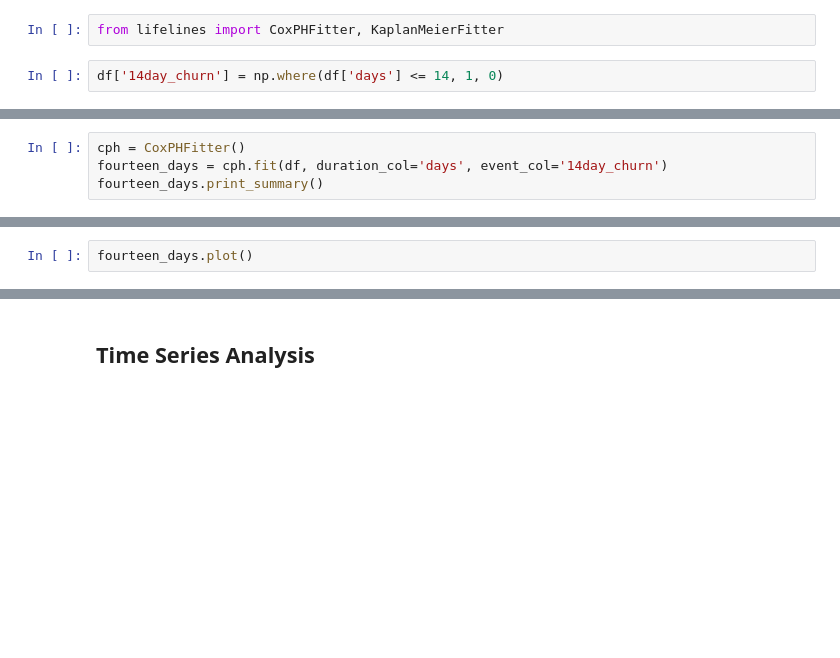
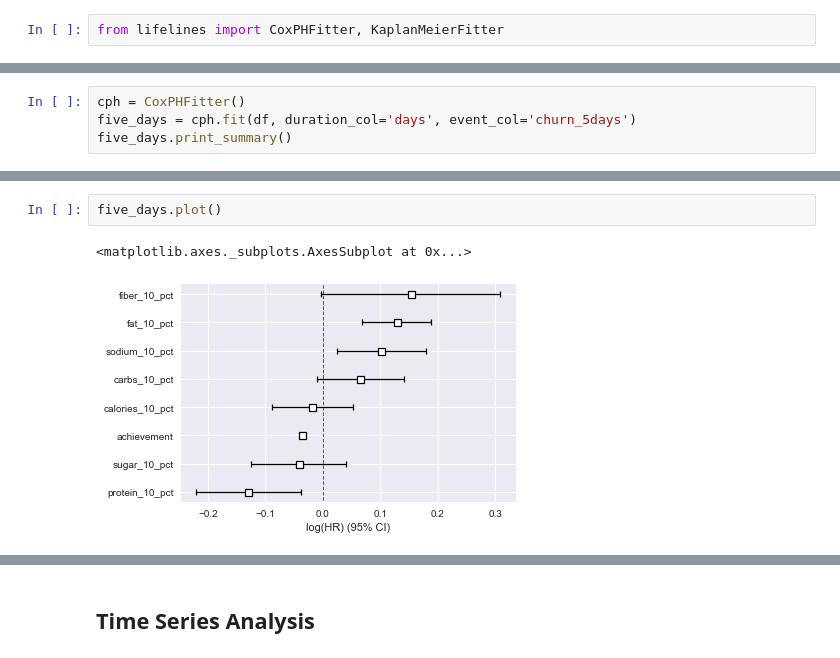
Before and after one commit to rokaandy/mfp-nutrition-survival-analysis, a Jupyter notebook: nutrition.ipynb, the cells around one changed output, grey strips where cells are left out. Cells and saved outputs as stored; diff of their text form; blank space fills up the shorter version.

```diff
--- a/nutrition.ipynb
+++ b/nutrition.ipynb
@@ -378,6 +393,4 @@ df.head()
 # %%
 from lifelines import CoxPHFitter, KaplanMeierFitter
-# %%
-df['14day_churn'] = np.where(df['days'] <= 14, 1, 0)
 # %%
 df.head()
@@ -384,4 +405,4 @@ df.head()
 # %%
 cph = CoxPHFitter()
-fourteen_days = cph.fit(df, duration_col='days', event_col='14day_churn')
-fourteen_days.print_summary()
+five_days = cph.fit(df, duration_col='days', event_col='churn_5days')
+five_days.print_summary()
@@ -388,3 +427,6 @@ fourteen_days.print_summary()
 # %%
-fourteen_days.plot()
+five_days.plot()
+# %% [output]
+<matplotlib.axes._subplots.AxesSubplot at 0x...>
+[figure, added]
 # %%
```
Also changed, not shown: parts of 36 cells of this notebook.
